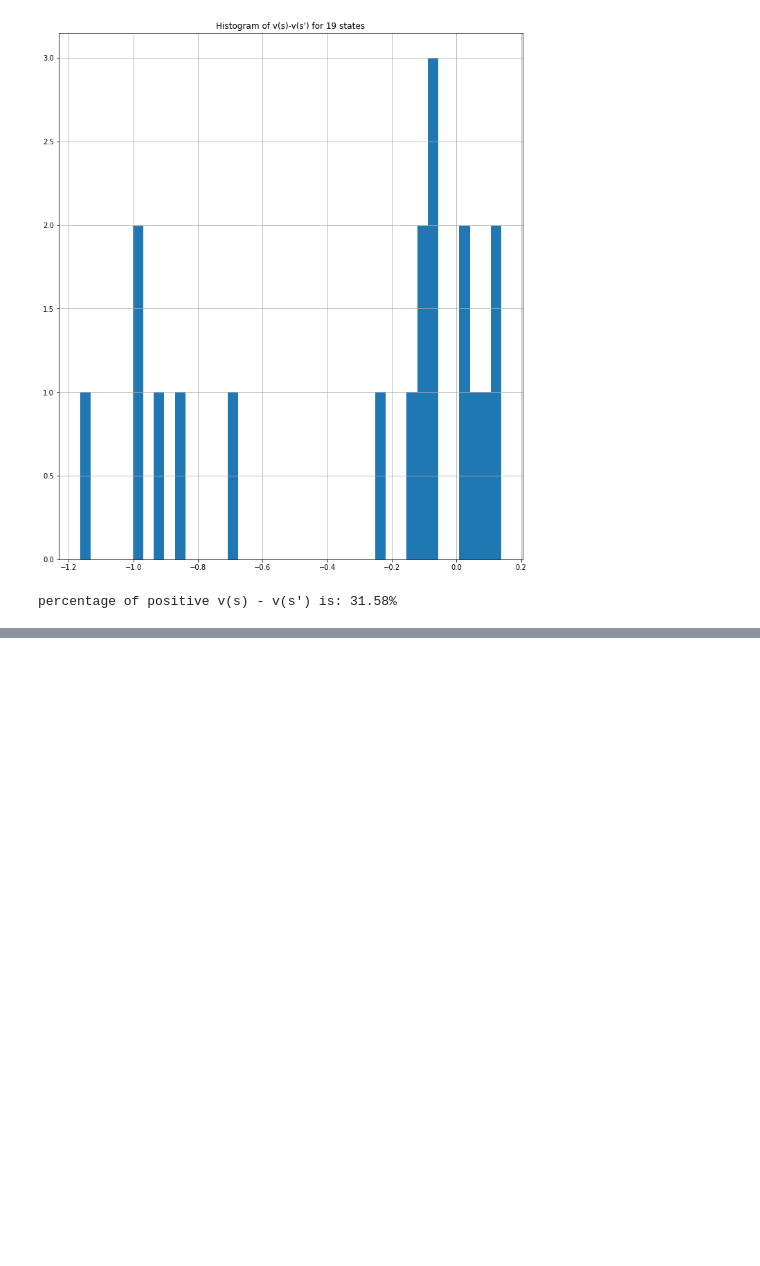
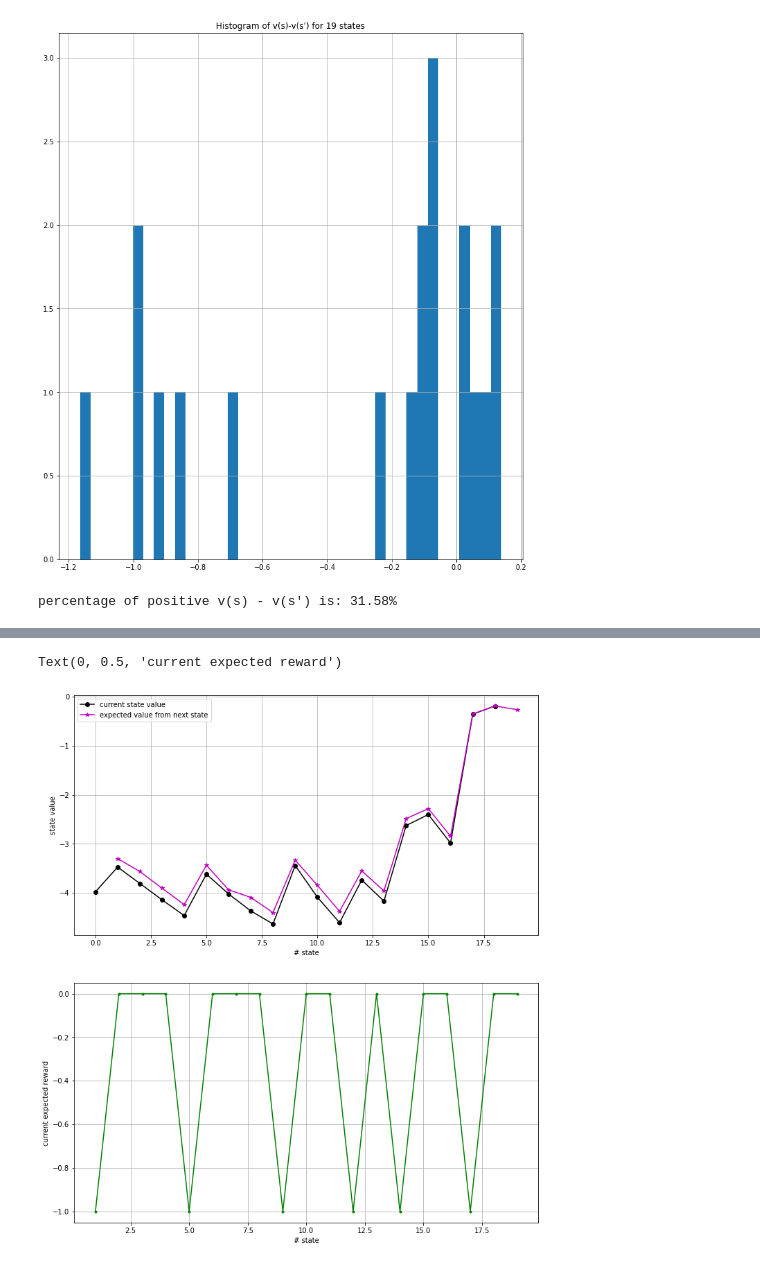
Before and after one commit to joeloren/rl_cosims, a Jupyter notebook: src/envs/graph_coloring/gc_notebooks/check_value_function_monocticity.ipynb, the cells around one changed output, grey strips where cells are left out. Drawn from its saved outputs; the diff is of its cells as text; code cells hidden in the pictures; blank space fills up the shorter version.

```diff
--- a/src/envs/graph_coloring/gc_notebooks/check_value_function_monocticity.ipynb
+++ b/src/envs/graph_coloring/gc_notebooks/check_value_function_monocticity.ipynb
@@ -120,0 +133,20 @@ Text(0, 0.5, 'current expected reward')
+# %%
+states = value_outputs["states"]
+discounts = np.array([d**i for i, d in enumerate(np.ones(len(states))*agent_config_dict['discount'])])
+state_values = np.array(value_outputs["state_value"]) / discounts
+next_state_values = np.array([np.mean(v) for v in value_outputs["next_state_values"]]) / discounts
+rewards = [np.mean(r) for r in value_outputs['rewards']]
+fig, ax = plt.subplots(2, 1)
+ax[0].plot(range(len(state_values)), state_values, marker='o', c='k', label="current state value")
+ax[0].plot(range(1, len(next_state_values)+1), next_state_values, marker='*', c='m', label="expected value from next state")
+ax[0].grid()
+ax[0].legend()
+ax[0].set_xlabel('# state')
+ax[0].set_ylabel('state value')
+ax[1].plot(range(1, len(rewards)+1), rewards, marker='.', c='g')
+ax[1].grid()
+ax[1].set_xlabel('# state')
+ax[1].set_ylabel('current expected reward')
+# %% [output]
+Text(0, 0.5, 'current expected reward')
+[figure, added]
```
Also changed, not shown: parts of 2 cells of this notebook.
